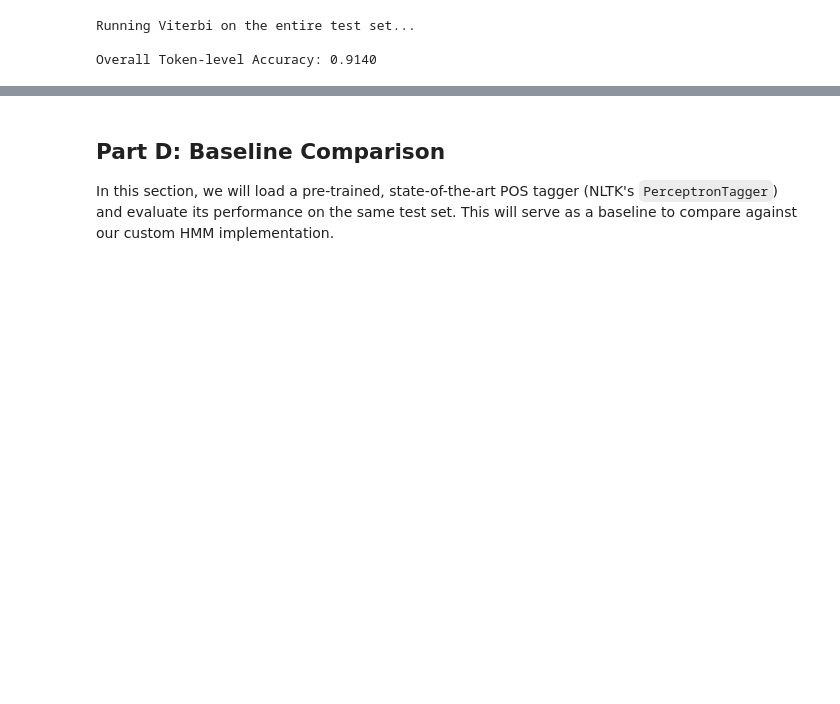
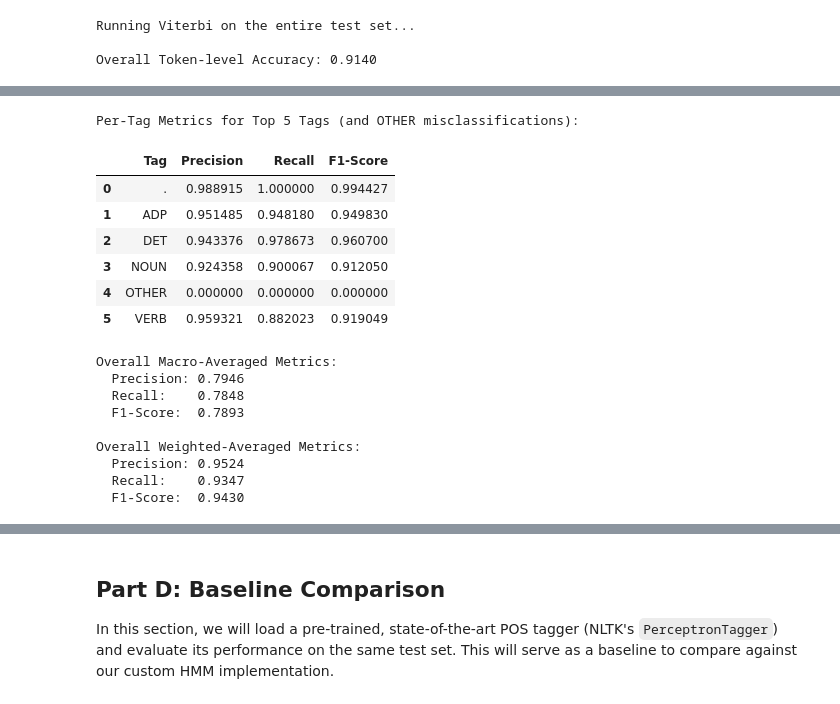
Before and after one commit to vbhandeo-bits/NLP_ASSIGNMENT_1, a Jupyter notebook: NLPAssignment.ipynb, the cells around one changed output, grey strips where cells are left out. Drawn from its saved outputs; the diff is of its cells as text; code cells hidden in the pictures; blank space fills up the shorter version.

```diff
--- a/NLPAssignment.ipynb
+++ b/NLPAssignment.ipynb
@@ -1095,0 +831,58 @@ Overall Token-level Accuracy: 0.9140
+# %%
+from sklearn.metrics import precision_score, recall_score, f1_score
+
+# Calculate Precision, Recall, and F1-Score for the top 5 tags
+# Ensure 'OTHER' is included in labels if it's in the filtered predictions
+metrics_labels = sorted(list(set(filtered_actual_tags + filtered_predicted_tags)))
+
+# Calculate precision, recall, f1-score per label
+precision = precision_score(filtered_actual_tags, filtered_predicted_tags, labels=metrics_labels, average=None, zero_division=0)
+recall = recall_score(filtered_actual_tags, filtered_predicted_tags, labels=metrics_labels, average=None, zero_division=0)
+f1 = f1_score(filtered_actual_tags, filtered_predicted_tags, labels=metrics_labels, average=None, zero_division=0)
+
+# Create a DataFrame for better display
+metrics_df = pd.DataFrame({
+    'Tag': metrics_labels,
+    'Precision': precision,
+    'Recall': recall,
+    'F1-Score': f1
+})
+print("\nPer-Tag Metrics for Top 5 Tags (and OTHER misclassifications):\n")
+display(metrics_df)
+
+# Calculate overall macro-averaged and weighted-averaged metrics
+macro_precision = precision_score(filtered_actual_tags, filtered_predicted_tags, labels=metrics_labels, average='macro', zero_division=0)
+macro_recall = recall_score(filtered_actual_tags, filtered_predicted_tags, labels=metrics_labels, average='macro', zero_division=0)
+macro_f1 = f1_score(filtered_actual_tags, filtered_predicted_tags, labels=metrics_labels, average='macro', zero_division=0)
+
+weighted_precision = precision_score(filtered_actual_tags, filtered_predicted_tags, labels=metrics_labels, average='weighted', zero_division=0)
+weighted_recall = recall_score(filtered_actual_tags, filtered_predicted_tags, labels=metrics_labels, average='weighted', zero_division=0)
+weighted_f1 = f1_score(filtered_actual_tags, filtered_predicted_tags, labels=metrics_labels, average='weighted', zero_division=0)
+
+print("\nOverall Macro-Averaged Metrics:")
+print(f"  Precision: {macro_precision:.4f}")
+print(f"  Recall:    {macro_recall:.4f}")
+print(f"  F1-Score:  {macro_f1:.4f}")
+
+print("\nOverall Weighted-Averaged Metrics:")
+print(f"  Precision: {weighted_precision:.4f}")
+print(f"  Recall:    {weighted_recall:.4f}")
+print(f"  F1-Score:  {weighted_f1:.4f}")
+# %% [output]
+Per-Tag Metrics for Top 5 Tags (and OTHER misclassifications):
+|  | Tag | Precision | Recall | F1-Score |
+| 0 | . | 0.988915 | 1.000000 | 0.994427 |
+| 1 | ADP | 0.951485 | 0.948180 | 0.949830 |
+| 2 | DET | 0.943376 | 0.978673 | 0.960700 |
+| 3 | NOUN | 0.924358 | 0.900067 | 0.912050 |
+| 4 | OTHER | 0.000000 | 0.000000 | 0.000000 |
+| 5 | VERB | 0.959321 | 0.882023 | 0.919049 |
+Overall Macro-Averaged Metrics:
+  Precision: 0.7946
+  Recall:    0.7848
+  F1-Score:  0.7893
+
+Overall Weighted-Averaged Metrics:
+  Precision: 0.9524
+  Recall:    0.9347
+  F1-Score:  0.9430
```
Also changed, not shown: parts of 23 cells of this notebook.
